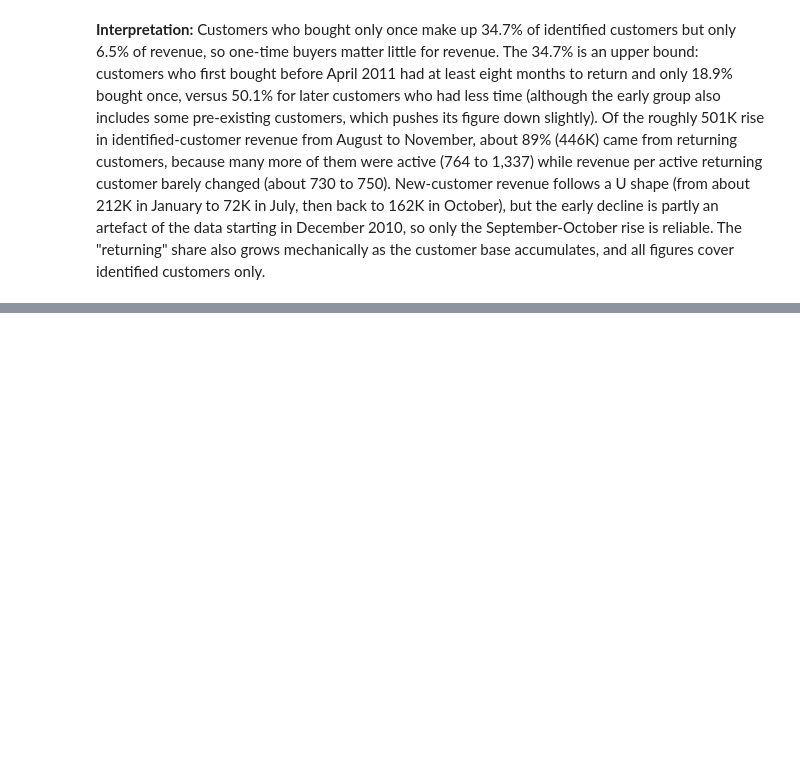
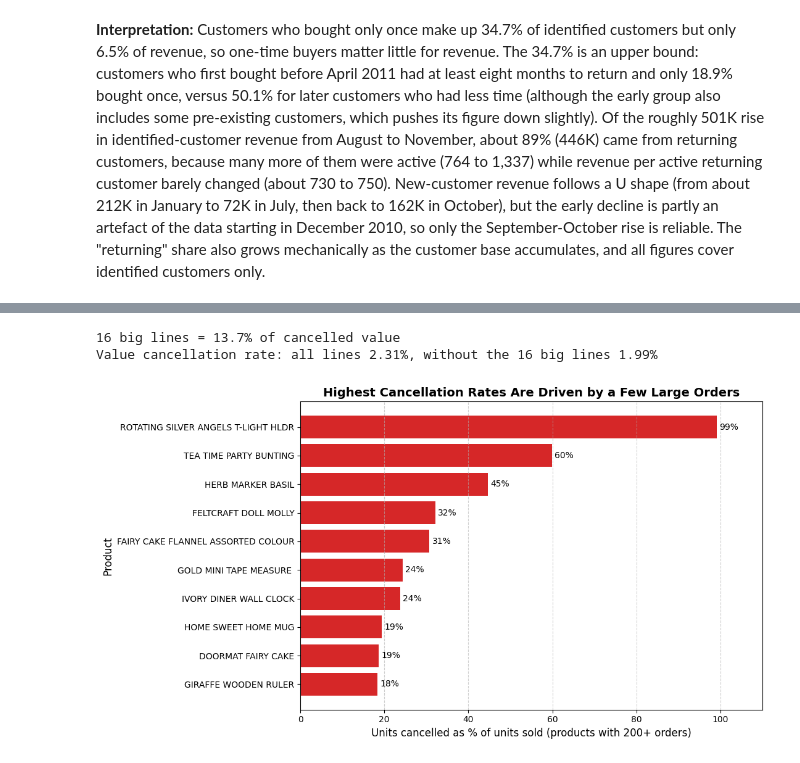
Before and after one commit to MahdiYaqobi/online-retail-data-cleaning, a Jupyter notebook: notebooks/eda_notebook.ipynb, the cells around one changed output, grey strips where cells are left out. Cells and saved outputs as stored; diff of their text form; code cells hidden in the pictures; blank space fills up the shorter version.

```diff
--- a/notebooks/eda_notebook.ipynb
+++ b/notebooks/eda_notebook.ipynb
@@ -833,0 +843,6 @@ late (first purchase from Apr 2011): 2202 customers, 50.1% bought once
+# %%
+# The two cancellation invoices that reverse mistaken orders (see Phase 1 audit)
+REVERSAL_INVOICES = ["C581484", "C541433"]
+
+prod_ret = returns[(returns["ReturnType"] == "product_cancellation")
+                   & (~returns["InvoiceNo"].isin(REVERSAL_INVOICES))]
@@ -833,0 +872,4 @@ late (first purchase from Apr 2011): 2202 customers, 50.1% bought once
+# %%
+# Only products with enough orders for the rate to be meaningful
+reliable = product_returns[product_returns["orders"] >= 200]
+print(len(product_returns), "products ->", len(reliable), "reliable")
@@ -833,0 +878,9 @@ late (first purchase from Apr 2011): 2202 customers, 50.1% bought once
+# %%
+# StockCode -> description lookup (check the column name in your product_summary)
+desc = product_summary.set_index("StockCode")["description"]
+
+top_rate = reliable.nlargest(10, "return_rate").copy()
+top_rate["description"] = top_rate.index.map(desc)
+
+print("Missing descriptions:", top_rate["description"].isna().sum())   # expect 0
+top_rate[["description", "orders", "units_sold", "units_returned", "return_rate"]]
@@ -833,0 +977,34 @@ late (first purchase from Apr 2011): 2202 customers, 50.1% bought once
+# %%
+big_value = -prod_ret.loc[bulk, "TotalPrice"].sum()
+total_value = -prod_ret["TotalPrice"].sum()
+sales_total = sales_filtered["TotalPrice"].sum()
+
+print(f"16 big lines = {big_value / total_value:.1%} of cancelled value")
+print(f"Value cancellation rate: all lines {total_value / sales_total:.2%}, "
+      f"without the 16 big lines {(total_value - big_value) / sales_total:.2%}")
+# %% [output]
+16 big lines = 13.7% of cancelled value
+Value cancellation rate: all lines 2.31%, without the 16 big lines 1.99%
+# %%
+# top_rate is already sorted from the highest rate down (built with nlargest)
+labels = top_rate["description"]
+rates = top_rate["return_rate"] * 100          # fraction -> percent
+
+fig, ax = plt.subplots(figsize=(11, 6))
+bars = ax.barh(labels, rates, color="#d62728")
+
+# Print the percentage at the end of each bar
+ax.bar_label(bars, fmt="%.0f%%", padding=3)
+
+ax.invert_yaxis()                               # highest rate on top
+ax.set_title("Highest Cancellation Rates Are Driven by a Few Large Orders",
+             fontsize=14, fontweight="bold")
+ax.set_xlabel("Units cancelled as % of units sold (products with 200+ orders)", fontsize=12)
+ax.set_ylabel("Product", fontsize=12)
+ax.set_xlim(0, 110)                             # room for the labels at the end of the bars
+ax.grid(axis="x", linestyle="--", alpha=0.6)
+
+plt.tight_layout()
+plt.show()
+# %% [output]
+[figure, added]
```
Also changed, not shown: parts of 12 cells of this notebook.
